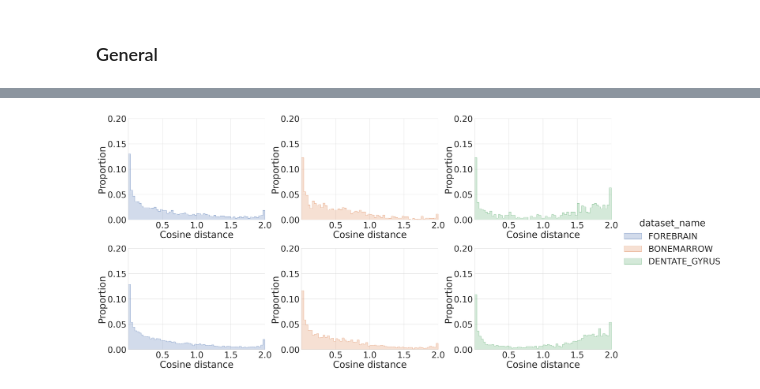
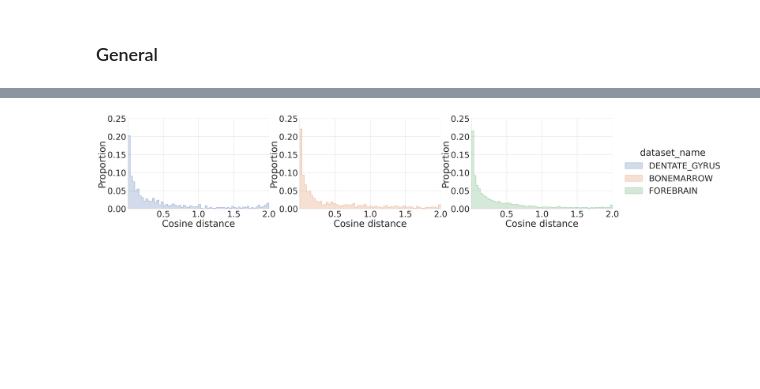
Before and after one commit to Paytonco/velocityPrediction, a Jupyter notebook: notebooks/predict.ipynb, the cells around one changed output, grey strips where cells are left out. Saved outputs shown, nothing was run; the diff lists cells and outputs as text; code cells hidden in the pictures; blank space fills up the shorter version.

```diff
--- a/notebooks/predict.ipynb
+++ b/notebooks/predict.ipynb
@@ -226,12 +254,13 @@ where true
 and dataset_name != 'PANCREAS'
 and split = 'val'
 --and split != 'test'
-""")
+""").pl()
 plot_heatmap = (
     sns.relplot(
         kind='scatter',
-        data=to_plot.pl(),
+        data=to_plot,
         col='dataset_name',
+        col_order=sorted(to_plot['dataset_name'].unique(), key=plots.ORDER_DATASET.get),
         hue='cosine_distance',
         hue_norm=(0, 2),
         palette='viridis',
@@ -281,42 +312,50 @@ fig.savefig('Predict.colorbar.pdf', format='pdf', bbox_inches='tight', pad_inche
 # %%
+to_plot = duckdb.sql("""
+select
+    predictions.*,
+    rows.dataset_name,
+from predictions
+join rows on predictions.alt_id = rows.alt_id
+where true
+and dataset_name != 'PANCREAS'
+and split = 'val'
+--and split != 'test'
+""").pl()
 plot_histogram = (
     sns.displot(
-        data=duckdb.sql("""
-            select
-                *
-            from to_plot
-            where true
-            and dataset_name != 'PANCREAS'
-            and split != 'test'
-        """).pl(),
+        data=to_plot,
         element='step',
         stat='proportion',
+        # stat='count',
         col='dataset_name',
+        col_order=sorted(to_plot['dataset_name'].unique(), key=plots.ORDER_DATASET.get),
         row='split',
+        row_order=sorted(to_plot['split'].unique(), key=plots.ORDER_SPLIT.get),
         x='cosine_distance',
         hue='dataset_name',
+        hue_order=sorted(to_plot['dataset_name'].unique(), key=plots.ORDER_DATASET.get),
         common_norm=False,
         height=10,
         aspect=1.3,
         bins=64,
         # bins=32,
         # bins=16,
         # legend=False,
         facet_kws=dict(
             sharex=False,
             sharey=False,
         )
     )
     .set(
-        ylim=(0,.2),
+        ylim=(0,.25),
         xlim=(0,2),
         xticks=[.5, 1., 1.5, 2.],
     )
     .set_titles('')
 )
 for (row, col, hue), data in plot_histogram.facet_data():
     ax = plot_histogram.axes[row][col]
     ax.set_xlabel('Cosine distance')
     ax.set_ylabel('Proportion')
 # %% [output]
-[figure, old version]
+[figure, new version]
```
Also changed, not shown: parts of 11 cells of this notebook, 2 other files.
